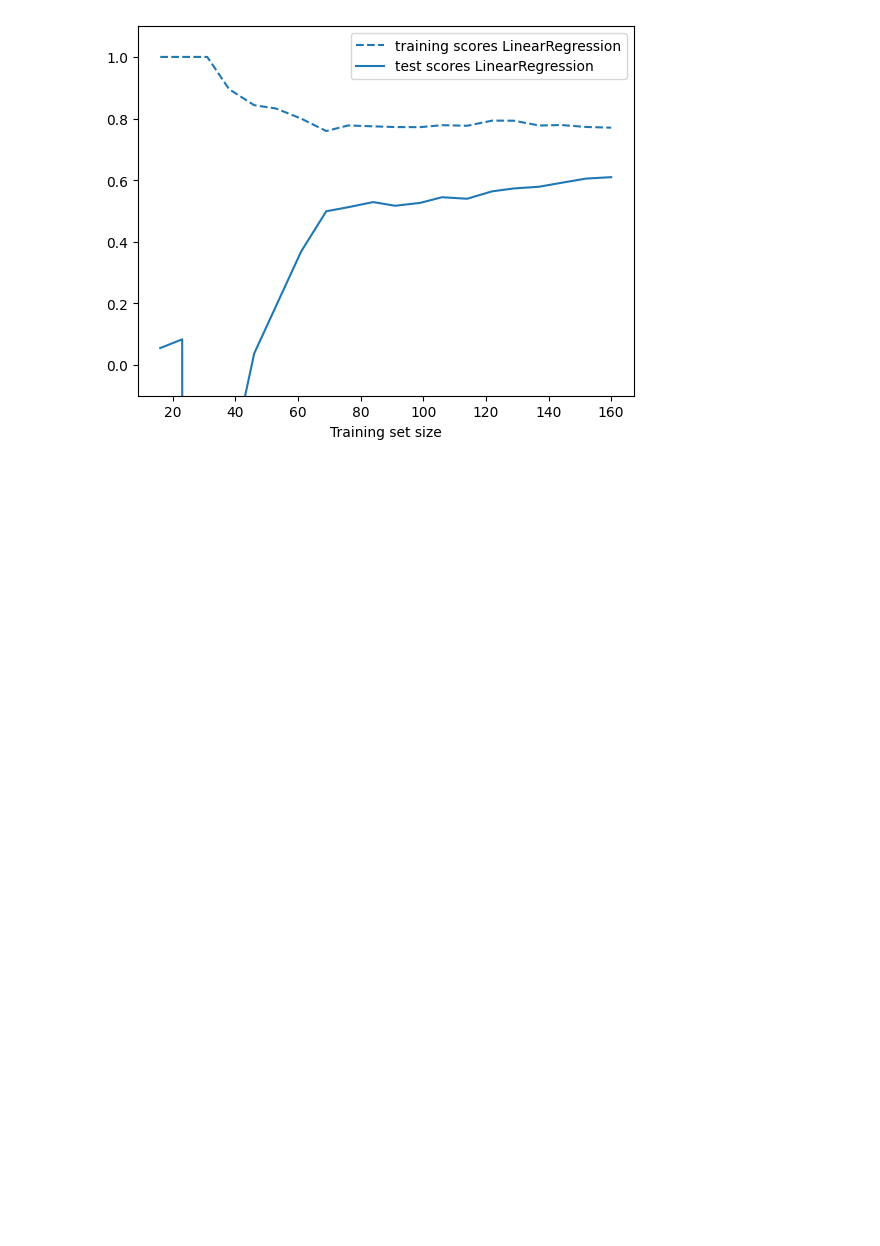
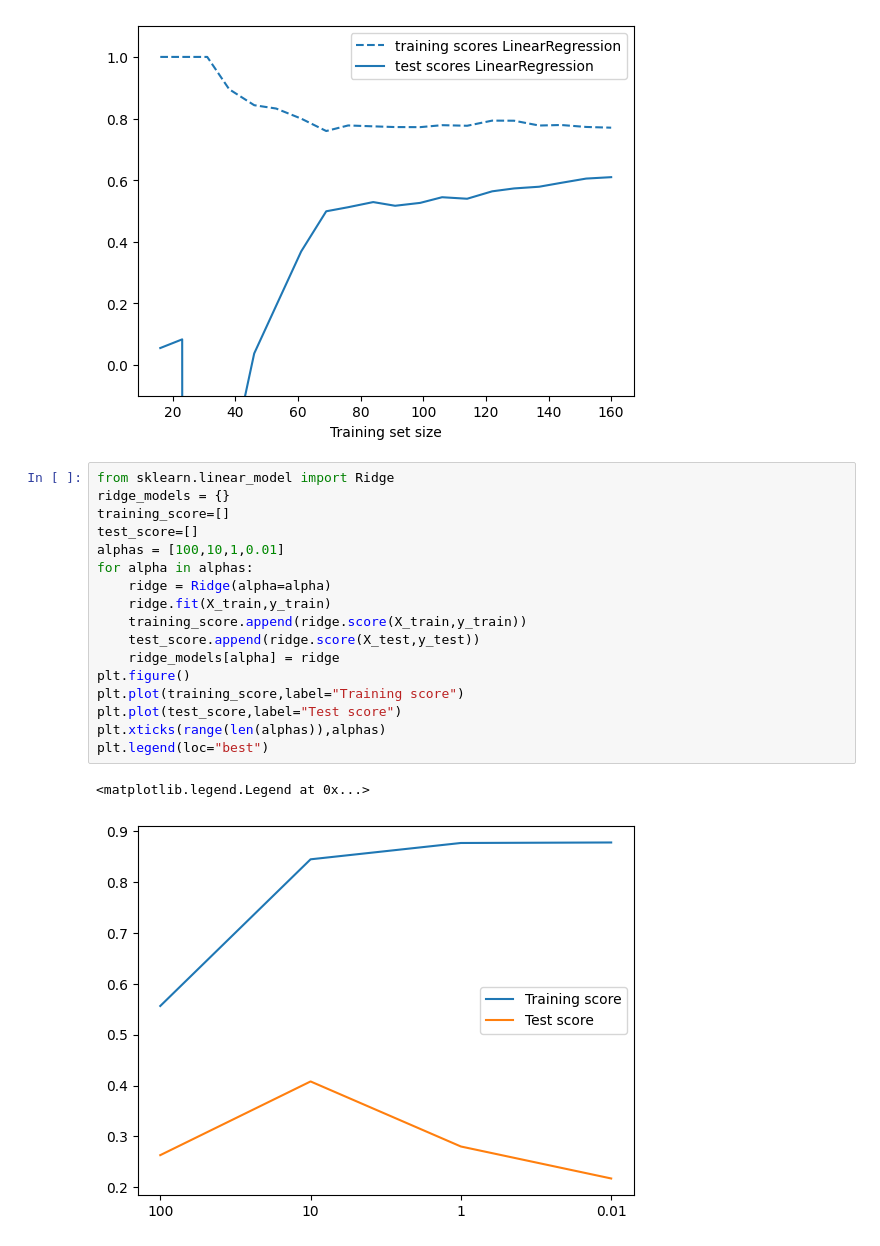
Before and after one commit to AminAbdiyan/deepLearning, a Jupyter notebook: 07-linear_models.ipynb, the cells around one changed output. Cells and saved outputs as stored; diff of their text form; blank space fills up the shorter version.

Commit message:
update linear models

```diff
--- a/07-linear_models.ipynb
+++ b/07-linear_models.ipynb
@@ -58,3 +58,23 @@ plt.figure()
 plot_learning_curve(LinearRegression(), X, y)
 # %% [output]
 [figure]
+# %%
+from sklearn.linear_model import Ridge
+ridge_models = {}
+training_score=[]
+test_score=[]
+alphas = [100,10,1,0.01]
+for alpha in alphas:
+    ridge = Ridge(alpha=alpha)
+    ridge.fit(X_train,y_train)
+    training_score.append(ridge.score(X_train,y_train))
+    test_score.append(ridge.score(X_test,y_test))
+    ridge_models[alpha] = ridge
+plt.figure()
+plt.plot(training_score,label="Training score")
+plt.plot(test_score,label="Test score")
+plt.xticks(range(len(alphas)),alphas)
+plt.legend(loc="best")
+# %% [output]
+<matplotlib.legend.Legend at 0x...>
+[figure, added]
```
Also changed, not shown: parts of 8 cells of this notebook.
